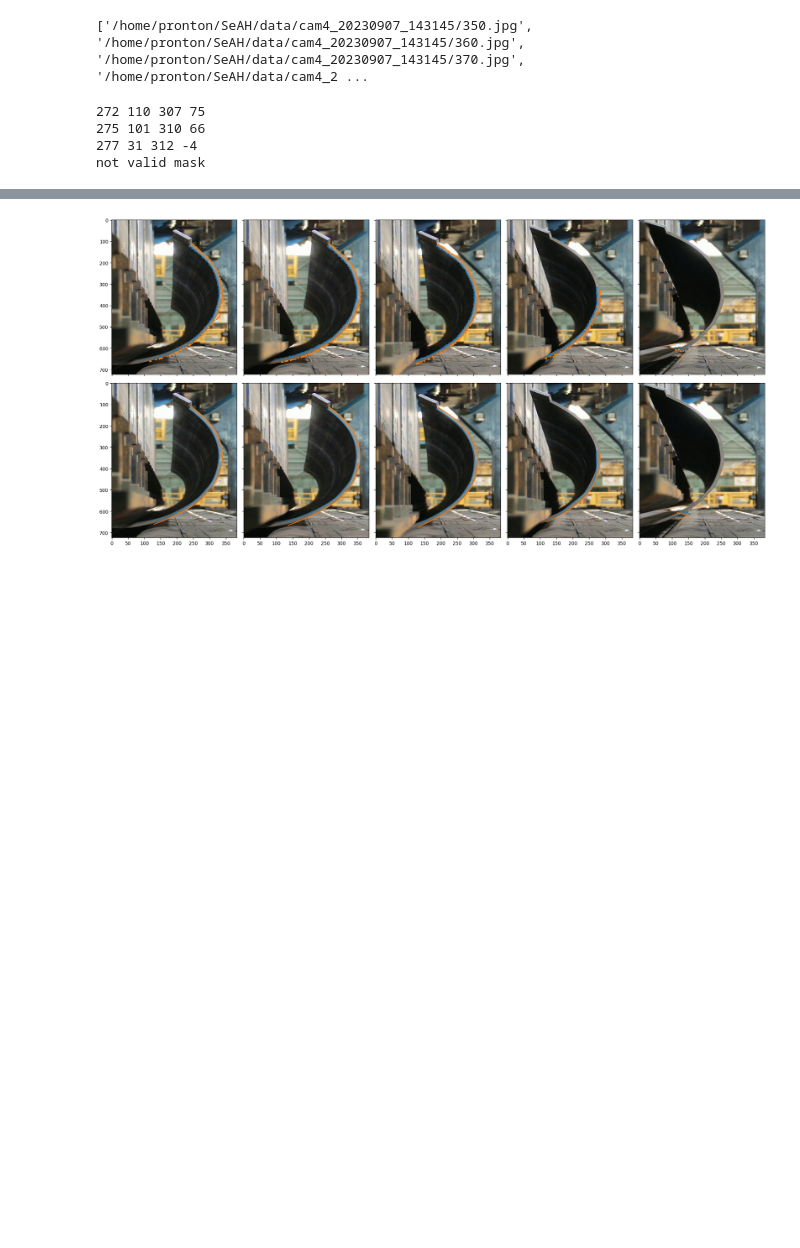
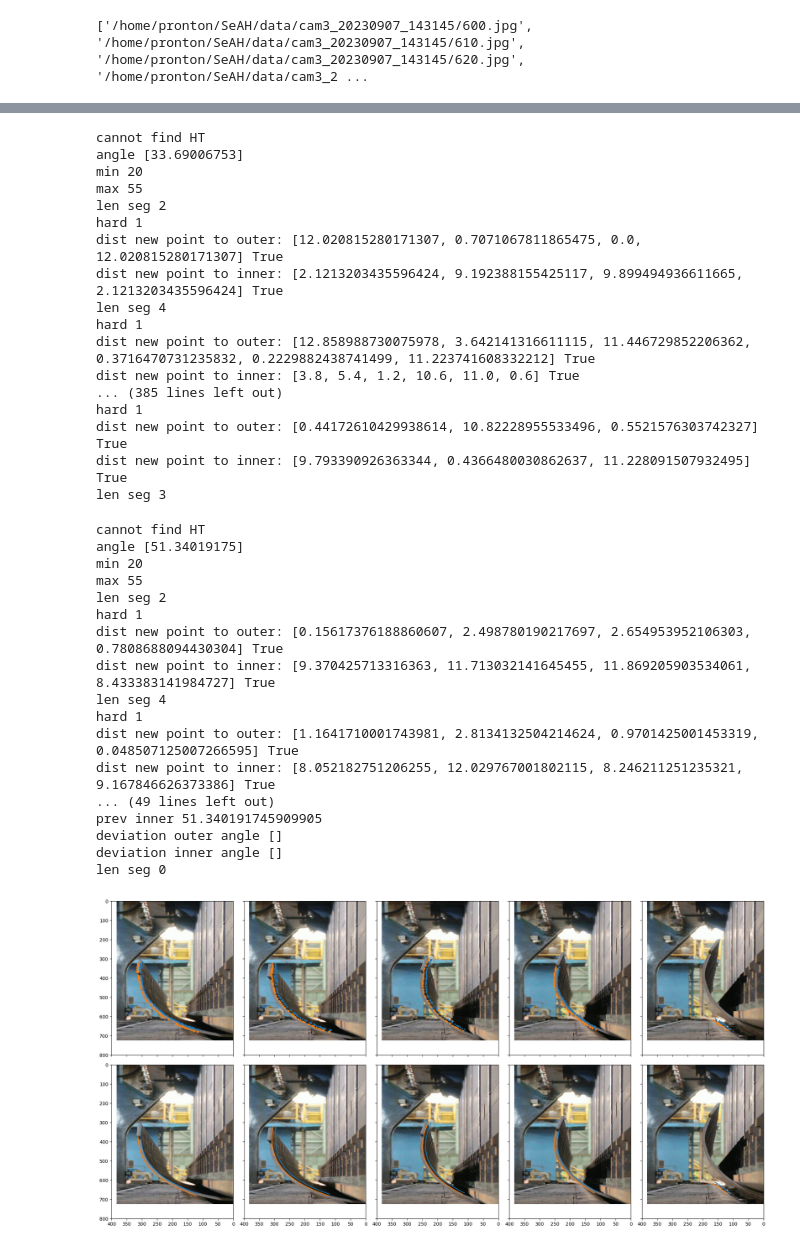
Before and after one commit to monte-carIo/SeAH, a Jupyter notebook: edge_searching.ipynb, the cells around one changed output, grey strips where cells are left out. Cells and saved outputs as stored; diff of their text form; code cells hidden in the pictures; blank space fills up the shorter version.

Commit message:
find starting point

```diff
--- a/edge_searching.ipynb
+++ b/edge_searching.ipynb
@@ -11,30 +11,30 @@ from curve_fitting import *
 # %%
 
 impath = '/home/pronton/SeAH/data/cam4_20230907_143145/'
-img_paths = [impath + str(idx) + '.jpg' for idx in list(range(350,400,10))]
+impath = '/home/pronton/SeAH/data/cam3_20230907_143145/'
+img_paths = [impath + str(idx) + '.jpg' for idx in list(range(600,650,10))]
 print(img_paths)
 # %% [output]
-['/home/pronton/SeAH/data/cam4_20230907_143145/350.jpg', '/home/pronton/SeAH/data/cam4_20230907_143145/360.jpg', '/home/pronton/SeAH/data/cam4_20230907_143145/370.jpg', '/home/pronton/SeAH/data/cam4_2 ...
+['/home/pronton/SeAH/data/cam3_20230907_143145/600.jpg', '/home/pronton/SeAH/data/cam3_20230907_143145/610.jpg', '/home/pronton/SeAH/data/cam3_20230907_143145/620.jpg', '/home/pronton/SeAH/data/cam3_2 ...
 # %%
-img = cv2.imread('/home/pronton/SeAH/data/cam4_20230907_143145/360.jpg')
+img = cv2.imread('/home/pronton/SeAH/data/cam4_20230907_143145/.jpg')
 inner_segs, outer_segs = sliding_window(img, debug=False)
-# %% [output]
-272 110 307 75
-275 101 310 66
-277 31 312 -4
-not valid mask
 # %%
 n_rows = len(img_paths)
 fig, aux = plt.subplots(nrows=2, ncols=n_rows, sharex=True, sharey=True, figsize=(20, 10))
 
 print(aux[0])
 
+camRight = False
 for i in range(0, n_rows, 1):
     # slide window
     img = cv2.imread(img_paths[i]) # img = cv2.imread(argv[1])
-    inner_segs, outer_segs = sliding_window(img, debug=False)
+    inner_segs, outer_segs = sliding_window(img, debug=False, camRight=camRight)
     scale = .5
     img = cv2.resize(img, (0,0), fx = scale, fy = scale)
+    w,h = img.shape[:2]
+    if not camRight:
+        img = cv2.flip(img, 1)
 
     # curve fitting
     segs = np.array(inner_segs)
@@ -54,6 +54,11 @@ for i in range(0, n_rows, 1):
     X_test, y_pred = predict_curve(X,y,model)
     aux[1][i].plot(y_pred, X_test)
     aux[1][i].imshow(img[:,:,::-1],  aspect="auto")
+
+    # aux[1][i].invert_yaxis()
+    # aux[0][i].invert_yaxis()
+    plt.axis([400,0,800,0])
     fig.tight_layout()
+    # plt.show()
 # %% [output]
 [<Axes: > <Axes: > <Axes: > <Axes: > <Axes: >]
@@ -64,4 +115,38 @@ not valid mask
+cannot find HT
+angle [33.69006753]
+min 20
+max 55
+len seg 2
+hard 1
+dist new point to outer: [12.020815280171307, 0.7071067811865475, 0.0, 12.020815280171307] True
+dist new point to inner: [2.1213203435596424, 9.192388155425117, 9.899494936611665, 2.1213203435596424] True
+len seg 4
+hard 1
+dist new point to outer: [12.858988730075978, 3.642141316611115, 11.446729852206362, 0.3716470731235832, 0.2229882438741499, 11.223741608332212] True
+dist new point to inner: [3.8, 5.4, 1.2, 10.6, 11.0, 0.6] True
+... (385 lines left out)
+hard 1
+dist new point to outer: [0.44172610429938614, 10.82228955533496, 0.5521576303742327] True
+dist new point to inner: [9.793390926363344, 0.4366480030862637, 11.228091507932495] True
+len seg 3
+cannot find HT
+angle [51.34019175]
+min 20
+max 55
+len seg 2
+hard 1
+dist new point to outer: [0.15617376188860607, 2.498780190217697, 2.654953952106303, 0.7808688094430304] True
+dist new point to inner: [9.370425713316363, 11.713032141645455, 11.869205903534061, 8.433383141984727] True
+len seg 4
+hard 1
+dist new point to outer: [1.1641710001743981, 2.8134132504214624, 0.9701425001453319, 0.048507125007266595] True
+dist new point to inner: [8.052182751206255, 12.029767001802115, 8.246211251235321, 9.167846626373386] True
+... (49 lines left out)
+prev inner 51.340191745909905
+deviation outer angle []
+deviation inner angle []
+len seg 0
-[figure, old version]
+[figure, new version]
 # %%
 segs = np.array(outer_segs)
 y = np.concatenate((segs[:, 0], segs[:, 2]) , axis = 0).reshape(-1, 1)
```
Also changed, not shown: parts of 1 cell of this notebook, 7 other files.
